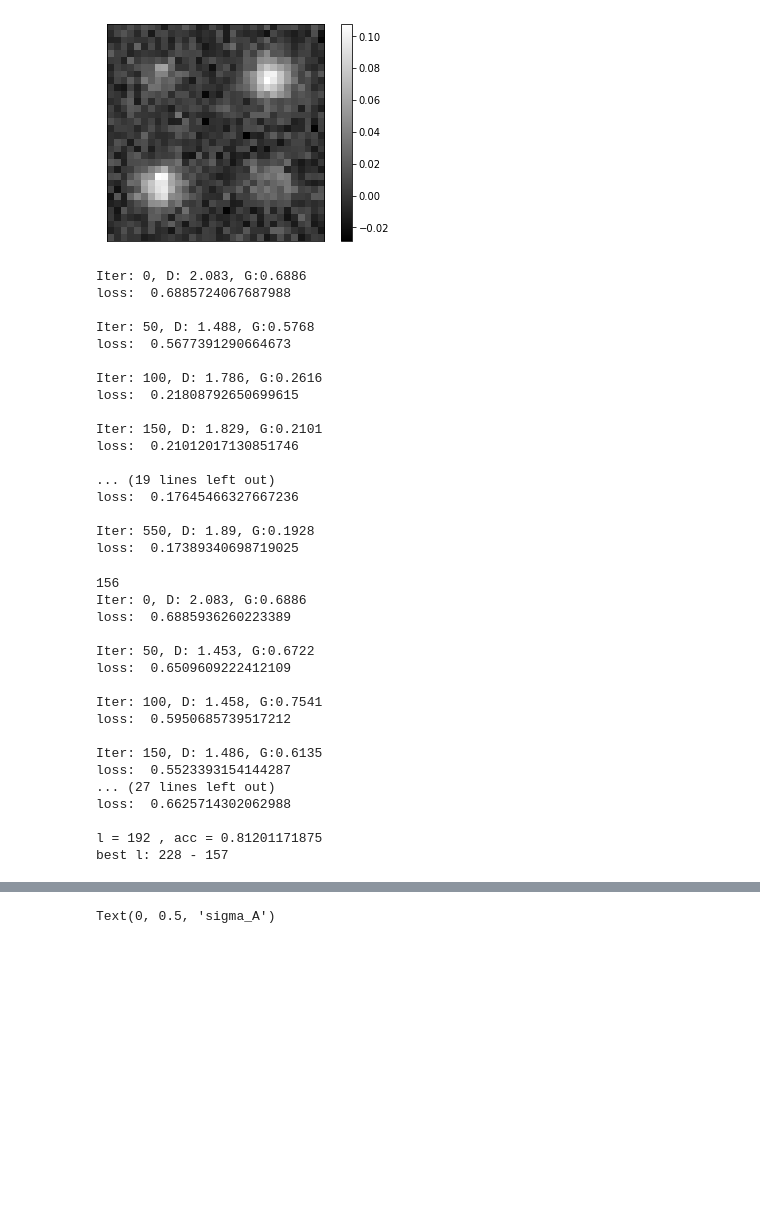
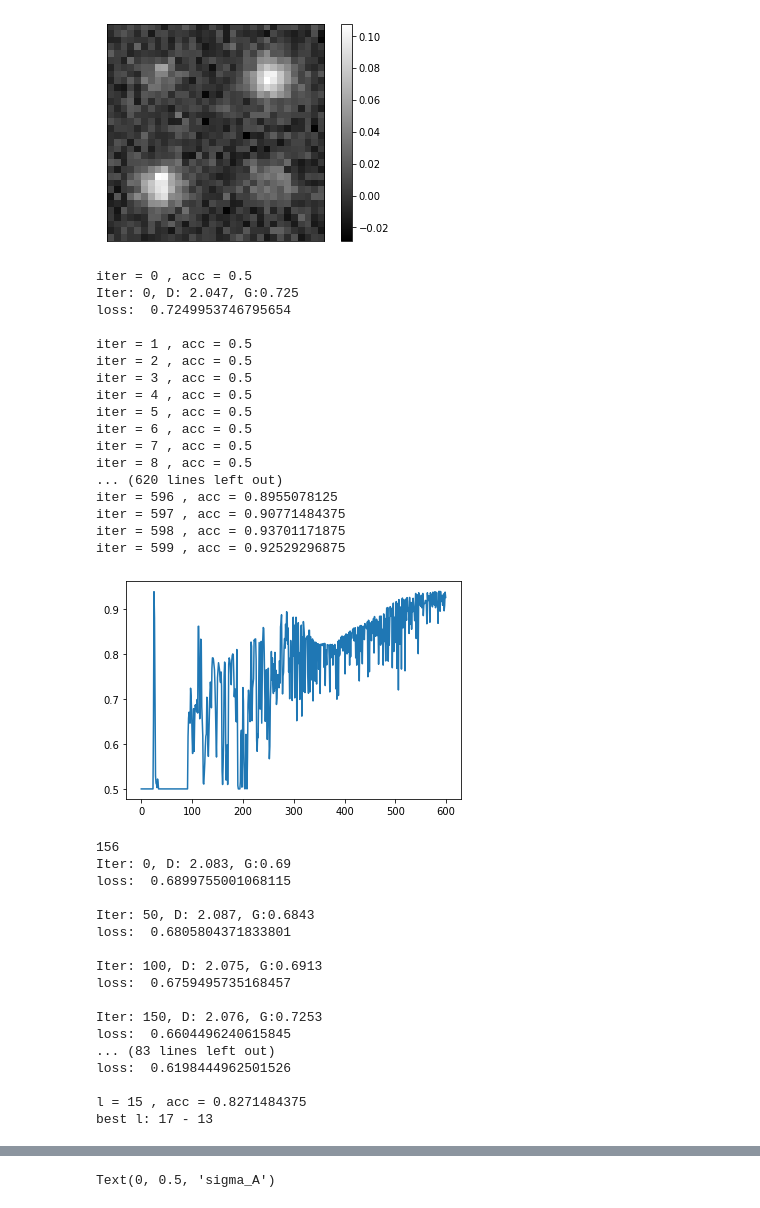
Before and after one commit to jensenhwa/NMA-GAN, a Jupyter notebook: nma_gan_vspace.ipynb, the cells around one changed output, grey strips where cells are left out. Drawn from its saved outputs; the diff is of its cells as text; code cells hidden in the pictures; blank space fills up the shorter version.

Commit message:
Sample conditionally with replacement; expand training experiments

```diff
--- a/nma_gan_vspace.ipynb
+++ b/nma_gan_vspace.ipynb
@@ -58,45 +58,46 @@ plt.savefig('synthetic_sample.jpg', format='jpg', dpi=300)
 # %%
 from datasets.toy_data import ToyData
 from nma_gan import get_optimizer, discriminator2v, discriminator3v
 from nma_gan import encoder, discriminator_loss, generator_loss, run_v_gan
 from torch import nn
 from torch.utils.data import DataLoader
 
 device="cuda"
 batch = 512
 D2 = discriminator2v(v_len=10).to(device)
 D3 = discriminator3v(v_len=10).to(device)
 
 ENC = encoder(final_activation="none").to(device)
 FF = nn.Linear(10, 1).to(device)
 
 data_train = ToyData(device=device, N=1024)
 loader_train = DataLoader(data_train, batch_size=batch,
                           shuffle=True, drop_last=True)
 
 D_solver = get_optimizer(nn.ModuleList([D2, D3]))
 G_solver = get_optimizer(nn.ModuleList([ENC, FF]))
 
 D2, D3, ENC, FF = run_v_gan(loader_train, D2, D3, ENC, FF, D_solver, G_solver, discriminator_loss,
-                      device, batch_size=batch, show_every=50, num_epochs=150, l=100)
+                      device, batch_size=batch, show_every=50, num_epochs=150, l=25, acc_data=data_train)
 # %% [output]
-Iter: 0, D: 2.083, G:0.6886
-loss:  0.6885724067687988
+iter = 0 , acc = 0.5
+Iter: 0, D: 2.047, G:0.725
+loss:  0.7249953746795654
 
-Iter: 50, D: 1.488, G:0.5768
-loss:  0.5677391290664673
-
-Iter: 100, D: 1.786, G:0.2616
-loss:  0.21808792650699615
-
-Iter: 150, D: 1.829, G:0.2101
-loss:  0.21012017130851746
-
-... (19 lines left out)
-loss:  0.17645466327667236
-
-Iter: 550, D: 1.89, G:0.1928
-loss:  0.17389340698719025
+iter = 1 , acc = 0.5
+iter = 2 , acc = 0.5
+iter = 3 , acc = 0.5
+iter = 4 , acc = 0.5
+iter = 5 , acc = 0.5
+iter = 6 , acc = 0.5
+iter = 7 , acc = 0.5
+iter = 8 , acc = 0.5
+... (620 lines left out)
+iter = 596 , acc = 0.8955078125
+iter = 597 , acc = 0.90771484375
+iter = 598 , acc = 0.93701171875
+iter = 599 , acc = 0.92529296875
+[figure, added]
 # %%
 l = 13
 r = 300
@@ -132,19 +133,19 @@ while l < r:
 print("best l:", r, "-", l)
 # %% [output]
 156
-Iter: 0, D: 2.083, G:0.6886
-loss:  0.6885936260223389
+Iter: 0, D: 2.083, G:0.69
+loss:  0.6899755001068115
 
-Iter: 50, D: 1.453, G:0.6722
-loss:  0.6509609222412109
+Iter: 50, D: 2.087, G:0.6843
+loss:  0.6805804371833801
 
-Iter: 100, D: 1.458, G:0.7541
-loss:  0.5950685739517212
+Iter: 100, D: 2.075, G:0.6913
+loss:  0.6759495735168457
 
-Iter: 150, D: 1.486, G:0.6135
-loss:  0.5523393154144287
-... (27 lines left out)
-loss:  0.6625714302062988
+Iter: 150, D: 2.076, G:0.7253
+loss:  0.6604496240615845
+... (83 lines left out)
+loss:  0.6198444962501526
 
-l = 192 , acc = 0.81201171875
-best l: 228 - 157
+l = 15 , acc = 0.8271484375
+best l: 17 - 13
```
Also changed, not shown: parts of 4 cells of this notebook, 1 other file.
